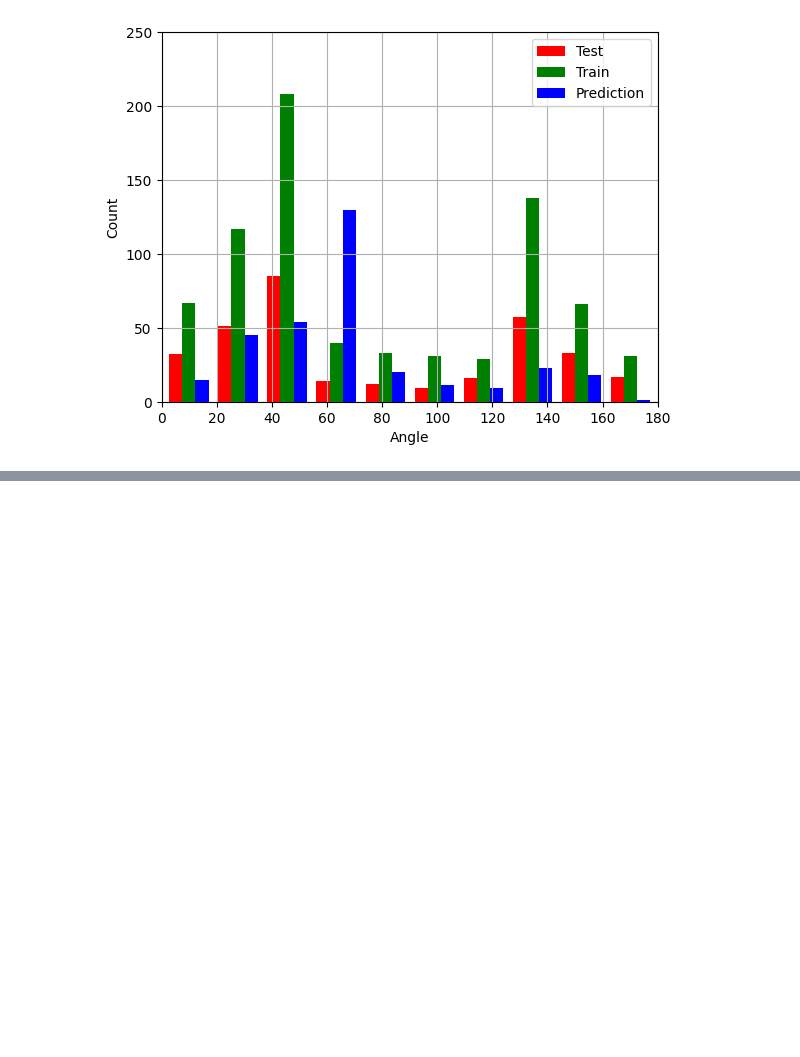
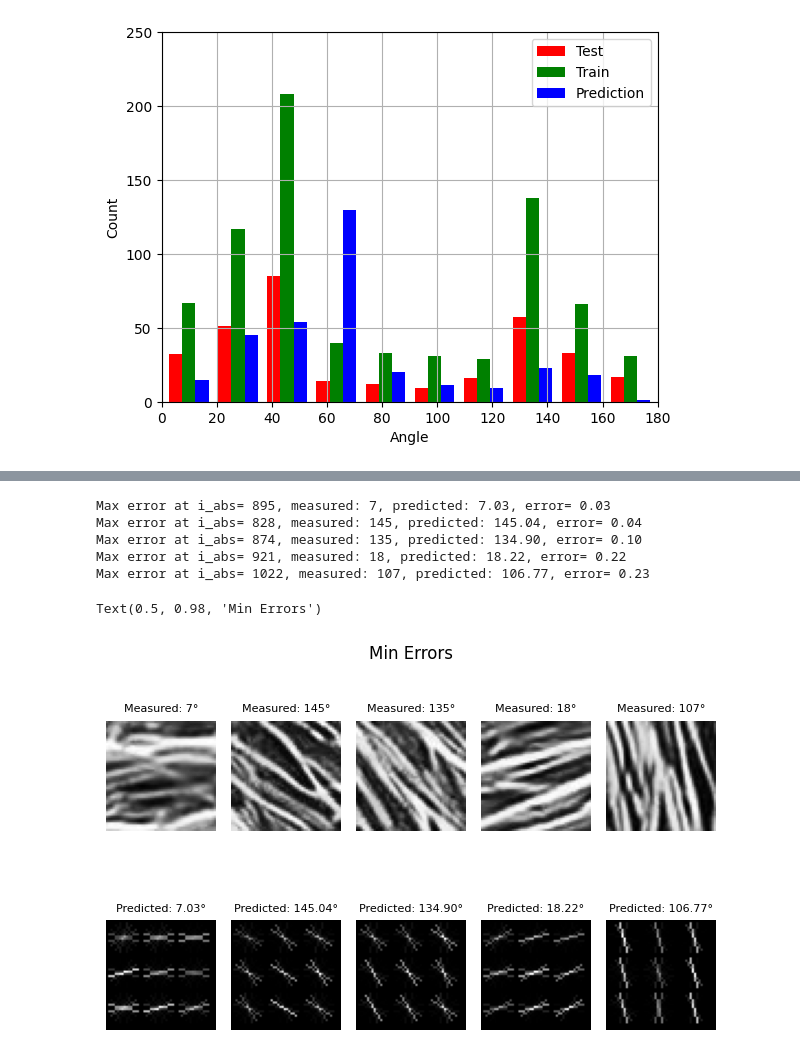
Before and after one commit to hkc5/fiber-prediction, a Jupyter notebook: main.ipynb, the cells around one changed output, grey strips where cells are left out. Drawn from its saved outputs; the diff is of its cells as text; code cells hidden in the pictures; blank space fills up the shorter version.

```diff
--- a/main.ipynb
+++ b/main.ipynb
@@ -177,0 +190,39 @@ Max error at i= 500, measured: 178, predicted: 49.05, error= 128.95
+# %%
+y_error= abs(y_pred-y_test)
+y_error_sorted= np.sort(y_error)
+
+fig, axs = plt.subplots(2, 5)
+
+for i in np.arange(0, 5):
+    i_max_error= np.where(y_error== y_error_sorted[i])[0]
+    i_abs= i_test[i_max_error][0]
+
+    print(f"Max error at i_abs= {i_abs}, measured: {y_test[i_max_error][0]}, predicted: {y_pred[i_max_error][0]:.2f}, error= {y_error_sorted[i]:.2f}")
+
+    img_dir= img_directories[i_abs]
+    img= cv2.imread(img_dir, cv2.IMREAD_GRAYSCALE)
+
+    hog_features, hog_image = hog(img, orientations= 8, pixels_per_cell= (int(img.shape[0]/3), int(img.shape[1]/3)),
+                        visualize=True, feature_vector= True)
+
+
+    plt.subplot(2, 5, i+1)
+    plt.imshow(img, cmap= "gray")
+    plt.axis("off")
+    plt.title(f"Measured: {y_test[i_max_error][0]}{chr(176)}", size= 8)
+
+    plt.subplot(2, 5, i+6)
+    plt.imshow(hog_image, cmap='gray')
+    plt.axis("off")
+    plt.title(f"Predicted: {y_pred[i_max_error][0]:.2f}{chr(176)}", size= 8)
+
+plt.tight_layout()
+plt.suptitle("Min Errors")
+# %% [output]
+Max error at i_abs= 895, measured: 7, predicted: 7.03, error= 0.03
+Max error at i_abs= 828, measured: 145, predicted: 145.04, error= 0.04
+Max error at i_abs= 874, measured: 135, predicted: 134.90, error= 0.10
+Max error at i_abs= 921, measured: 18, predicted: 18.22, error= 0.22
+Max error at i_abs= 1022, measured: 107, predicted: 106.77, error= 0.23
+Text(0.5, 0.98, 'Min Errors')
+[figure, added]
```
Also changed, not shown: parts of 1 cell of this notebook.
